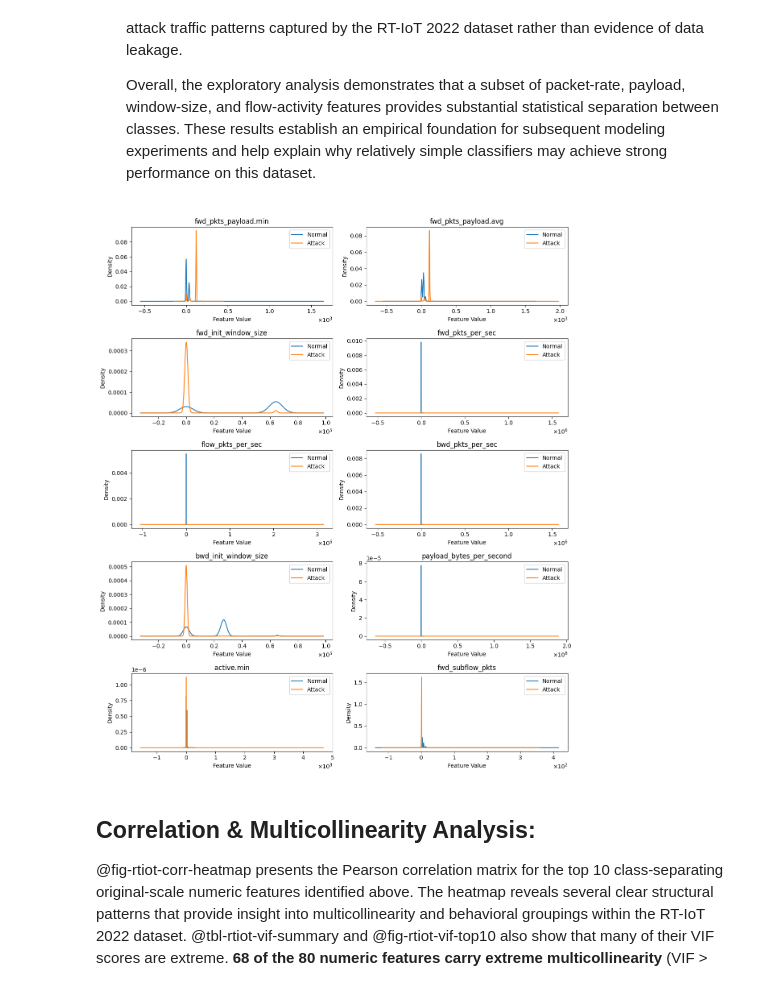
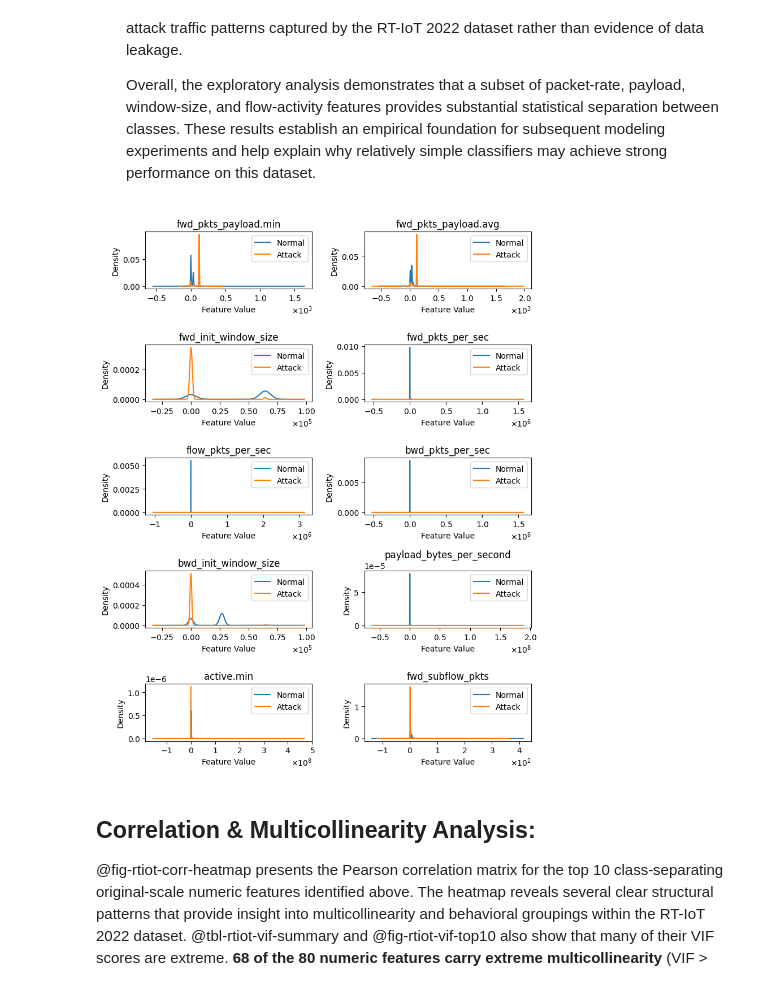
Before and after one commit to AnhJoe/Real-Time_IoT_2022_Quantized_Auto_Encoder, a Jupyter notebook: notebooks/01_eda.ipynb, the cells around one changed output. Saved outputs shown, nothing was run; the diff lists cells and outputs as text; code cells hidden in the pictures.

```diff
--- a/notebooks/01_eda.ipynb
+++ b/notebooks/01_eda.ipynb
@@ -45,11 +40,7 @@ from statsmodels.stats.outliers_influence import variance_inflation_factor
 #| output: false
 
 # Load dataset and save to data/raw
-# Recommended (requires pyarrow)
-X, y, df = load_raw(save=True, fmt="parquet")
-
-# Slower alternative (no dependencies)
-# X, y, df = load_raw(fmt="csv")
+X, y, df = load_raw(fmt="csv")
 
 df.head()
 # %% [output]
@@ -384,30 +382,30 @@ To better understand how normal and attack traffic differ, kernel density estima
 # %%
 #| label: fig-rtiot-kde
 #| fig-cap: "KDE plots of top features by effect size"
 
-fig, axes = plt.subplots(5, 2, figsize=(12, 14))
+fig, axes = plt.subplots(5, 2, figsize=(8, 10))
 axes = axes.flatten()
 
 for ax, col in zip(axes, TOP_FEATURES):
 
     df.loc[NORMAL_MASK, col].plot(kind="kde", ax=ax, label="Normal")
     df.loc[ATTACK_MASK, col].plot(kind="kde", ax=ax, label="Attack")
 
     # Titles and labels
     ax.set_title(col)
     ax.set_xlabel("Feature Value")
     ax.set_ylabel("Density")
 
     # Improve tick readability for large network values
     ax.xaxis.set_major_formatter(ticker.ScalarFormatter(useMathText=True))
     ax.ticklabel_format(style="sci", axis="x", scilimits=(0,0))
 
     ax.legend()
 
 plt.tight_layout()
 plt.show()
 # %% [output]
-[figure, old version]
+[figure, new version]
 # %% [markdown]
 ## Correlation & Multicollinearity Analysis:
 
```
Also changed, not shown: parts of 19 cells of this notebook, 10 other files.
